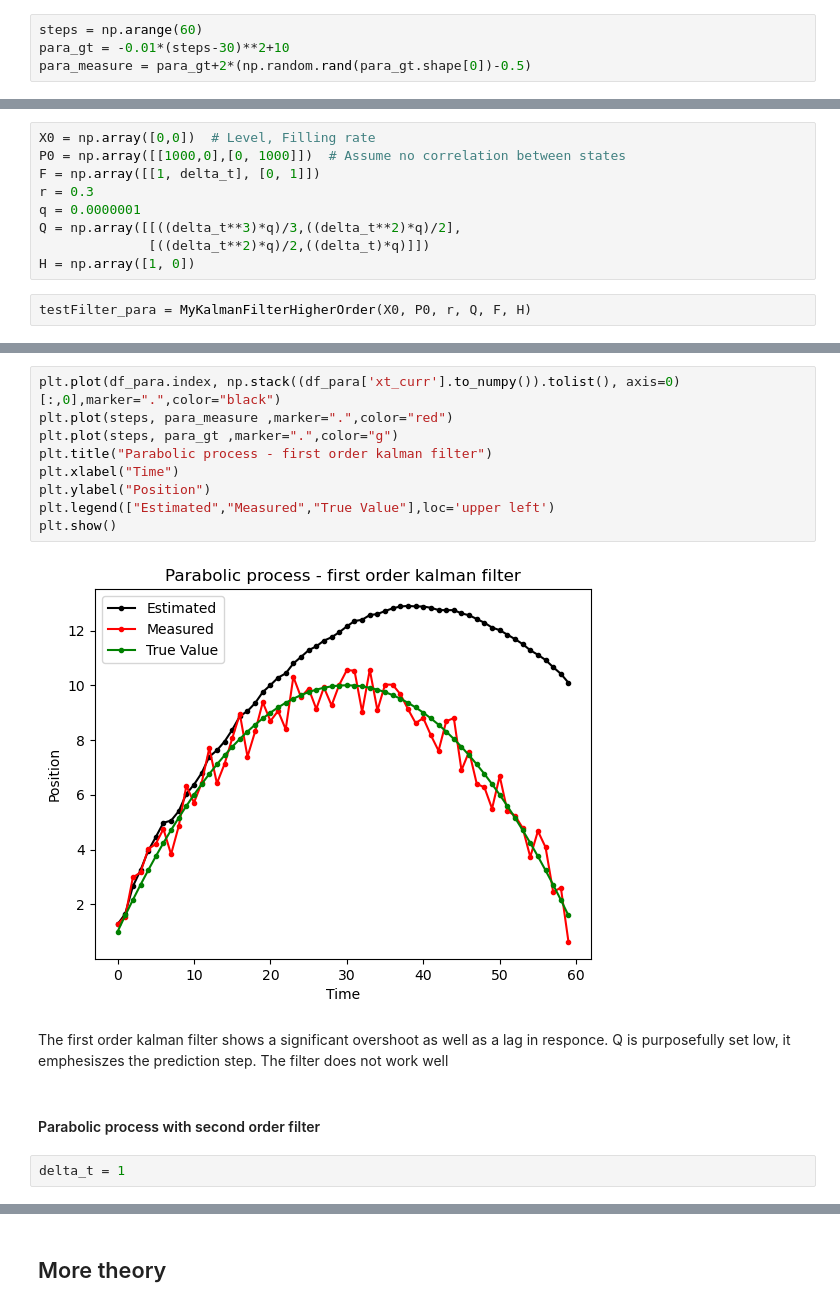
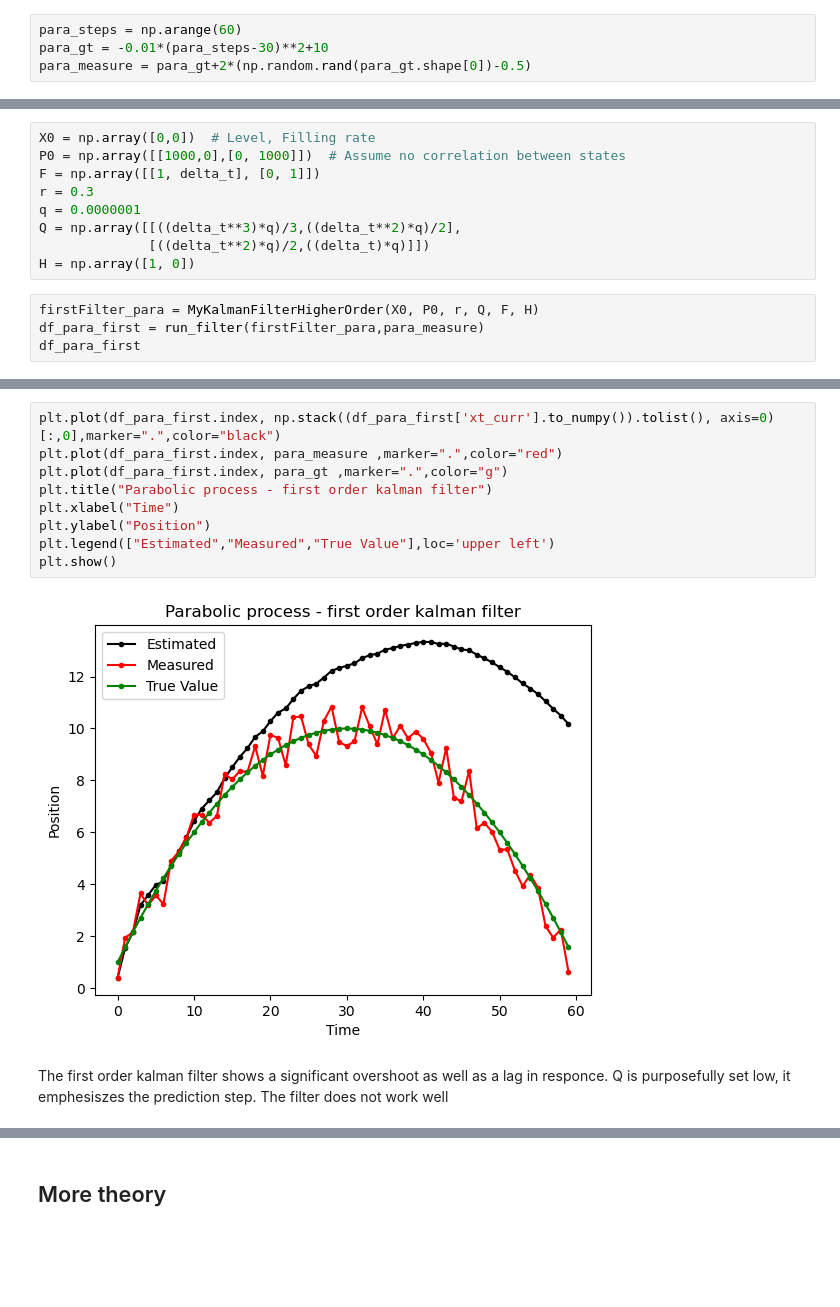
Before and after one commit to 262882/myKalmanFIlter, a Jupyter notebook: kalmanFilteringDemo.ipynb, the cells around one changed output, grey strips where cells are left out. Cells and saved outputs as stored; diff of their text form; blank space fills up the shorter version.

```diff
--- a/kalmanFilteringDemo.ipynb
+++ b/kalmanFilteringDemo.ipynb
@@ -266,8 +201,8 @@ When P is initialised high - the measurements are used rather then the proposed
 # %% [markdown]
 #### Parabolic process with first order filter
 # %%
-steps = np.arange(60)
-para_gt = -0.01*(steps-30)**2+10
+para_steps = np.arange(60)
+para_gt = -0.01*(para_steps-30)**2+10
 para_measure = para_gt+2*(np.random.rand(para_gt.shape[0])-0.5)
 # %% [markdown]
 Using a sampling rate of $\Delta t= 1$
@@ -283,4 +218,6 @@ Q = np.array([[((delta_t**3)*q)/3,((delta_t**2)*q)/2],
               [((delta_t**2)*q)/2,((delta_t)*q)]])
 H = np.array([1, 0])
 # %%
-testFilter_para = MyKalmanFilterHigherOrder(X0, P0, r, Q, F, H)
+firstFilter_para = MyKalmanFilterHigherOrder(X0, P0, r, Q, F, H)
+df_para_first = run_filter(firstFilter_para,para_measure)
+df_para_first
@@ -327,17 +242,13 @@ df_para
 # %%
-plt.plot(df_para.index, np.stack((df_para['xt_curr'].to_numpy()).tolist(), axis=0)[:,0],marker=".",color="black")
-plt.plot(steps, para_measure ,marker=".",color="red")
-plt.plot(steps, para_gt ,marker=".",color="g")
+plt.plot(df_para_first.index, np.stack((df_para_first['xt_curr'].to_numpy()).tolist(), axis=0)[:,0],marker=".",color="black")
+plt.plot(df_para_first.index, para_measure ,marker=".",color="red")
+plt.plot(df_para_first.index, para_gt ,marker=".",color="g")
 plt.title("Parabolic process - first order kalman filter")
 plt.xlabel("Time")
 plt.ylabel("Position")
 plt.legend(["Estimated","Measured","True Value"],loc='upper left')
 plt.show()
 # %% [output]
-[figure, old version]
+[figure, new version]
 # %% [markdown]
 The first order kalman filter shows a significant overshoot as well as a lag in responce. Q is purposefully set low, it emphesiszes the prediction step. The filter does not work well
-# %% [markdown]
-#### Parabolic process with second order filter
-# %%
-delta_t = 1
```
Also changed, not shown: parts of 92 cells of this notebook, 1 other file.
